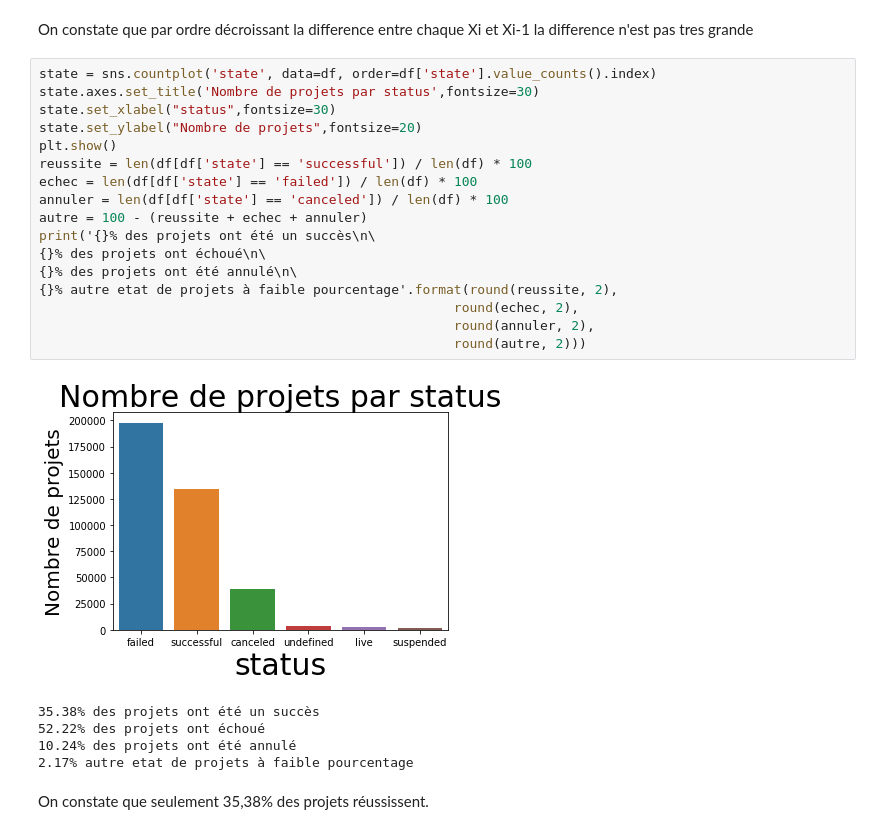
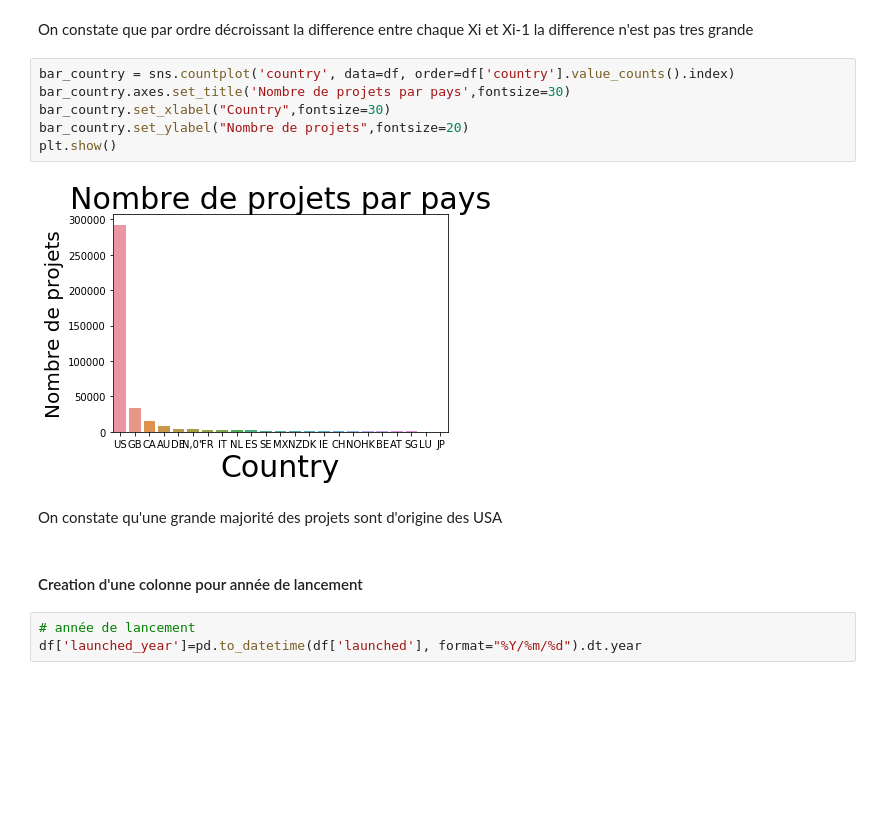
Before and after one commit to TaySai/EDA2018, a Jupyter notebook: kickstarter_projects.ipynb, the cells around one changed output. Saved outputs shown, nothing was run; the diff lists cells and outputs as text; blank space fills up the shorter version.

```diff
--- a/kickstarter_projects.ipynb
+++ b/kickstarter_projects.ipynb
@@ -187,28 +189,18 @@ plt.show()
 [figure]
 # %% [markdown]
 On constate que par ordre décroissant la difference entre chaque Xi et Xi-1 la difference n'est pas tres grande
-# %%
-state = sns.countplot('state', data=df, order=df['state'].value_counts().index)
-state.axes.set_title('Nombre de projets par status',fontsize=30)
-state.set_xlabel("status",fontsize=30)
-state.set_ylabel("Nombre de projets",fontsize=20)
-plt.show()
-reussite = len(df[df['state'] == 'successful']) / len(df) * 100
-echec = len(df[df['state'] == 'failed']) / len(df) * 100
-annuler = len(df[df['state'] == 'canceled']) / len(df) * 100
-autre = 100 - (reussite + echec + annuler)
-print('{}% des projets ont été un succès\n\
-{}% des projets ont échoué\n\
-{}% des projets ont été annulé\n\
-{}% autre etat de projets à faible pourcentage'.format(round(reussite, 2),
-                                                     round(echec, 2),
-                                                     round(annuler, 2),
-                                                     round(autre, 2)))
-# %% [output]
-[figure, removed]
-35.38% des projets ont été un succès
-52.22% des projets ont échoué
-10.24% des projets ont été annulé
-2.17% autre etat de projets à faible pourcentage
-# %% [markdown]
-On constate que seulement 35,38% des projets réussissent.
+# %%
+bar_country = sns.countplot('country', data=df, order=df['country'].value_counts().index)
+bar_country.axes.set_title('Nombre de projets par pays',fontsize=30)
+bar_country.set_xlabel("Country",fontsize=30)
+bar_country.set_ylabel("Nombre de projets",fontsize=20)
+plt.show()
+# %% [output]
+[figure, added]
+# %% [markdown]
+On constate qu'une grande majorité des projets sont d'origine des USA
+# %% [markdown]
+#### Creation d'une colonne pour année de lancement
+# %%
+# année de lancement
+df['launched_year']=pd.to_datetime(df['launched'], format="%Y/%m/%d").dt.year
```
Also changed, not shown: parts of 11 cells of this notebook.
